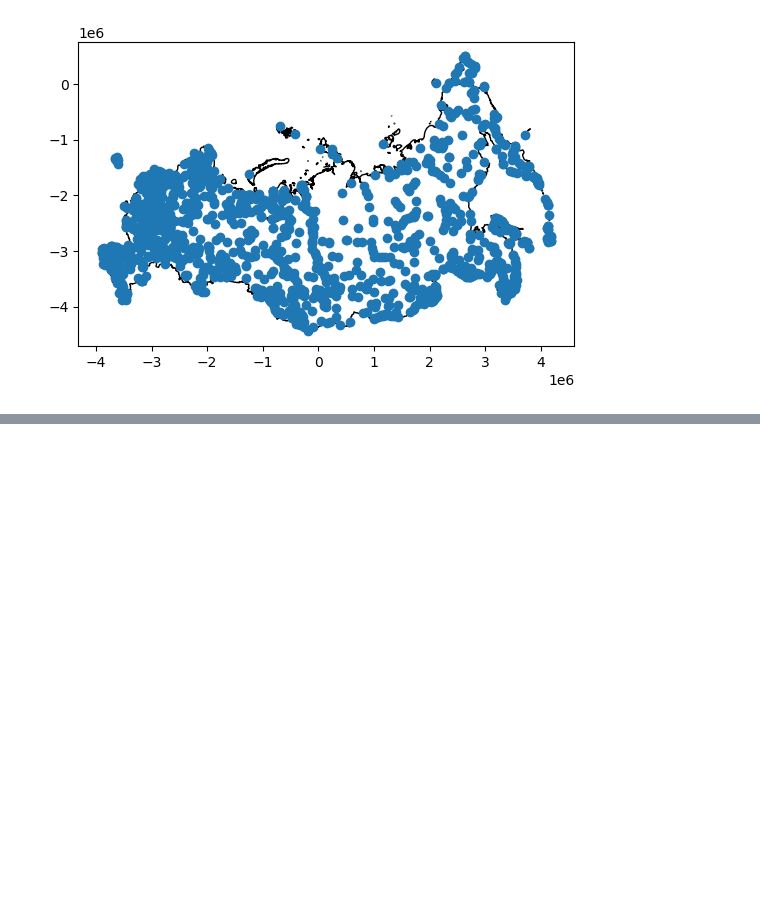
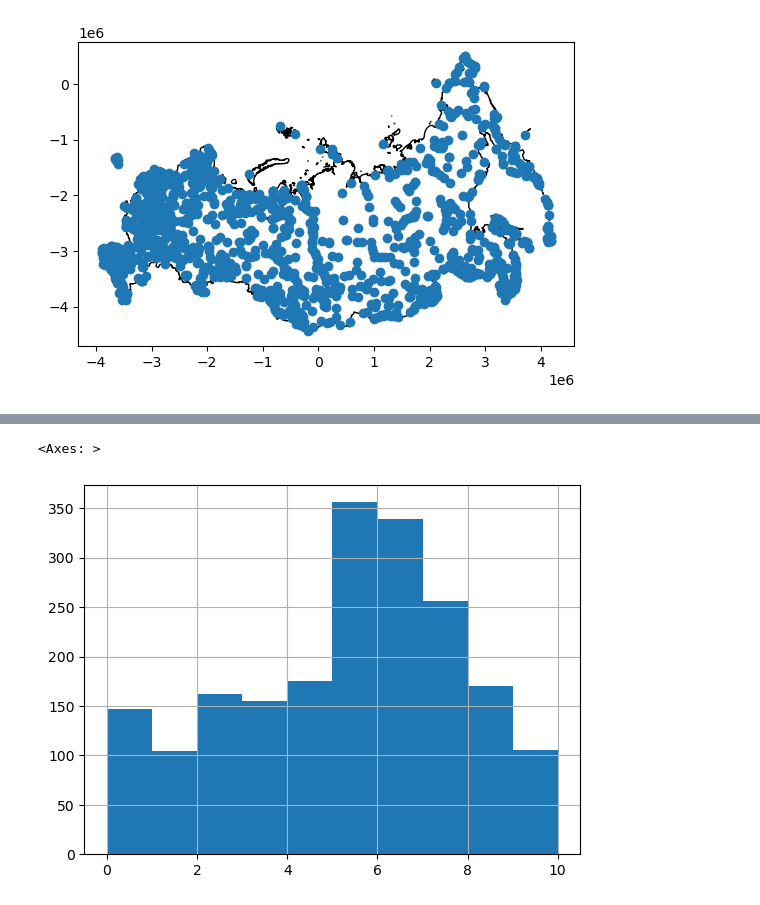
Before and after one commit to HG3-SOC/week2_spatial, a Jupyter notebook: data.ipynb, the cells around one changed output, grey strips where cells are left out. Cells and saved outputs as stored; diff of their text form; code cells hidden in the pictures; blank space fills up the shorter version.

```diff
--- a/data.ipynb
+++ b/data.ipynb
@@ -296,0 +473,5 @@ countries
+# %%
+theMapAndData['Total_mnmx'].hist()
+# %% [output]
+<Axes: >
+[figure, added]
```
Also changed, not shown: parts of 35 cells of this notebook, 6 other files.
